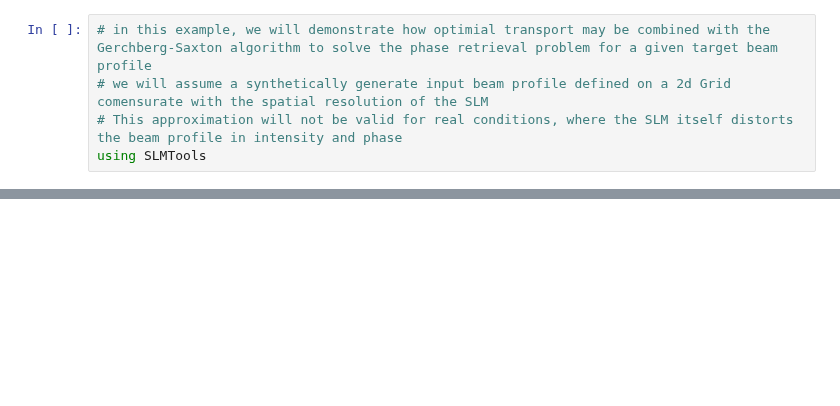
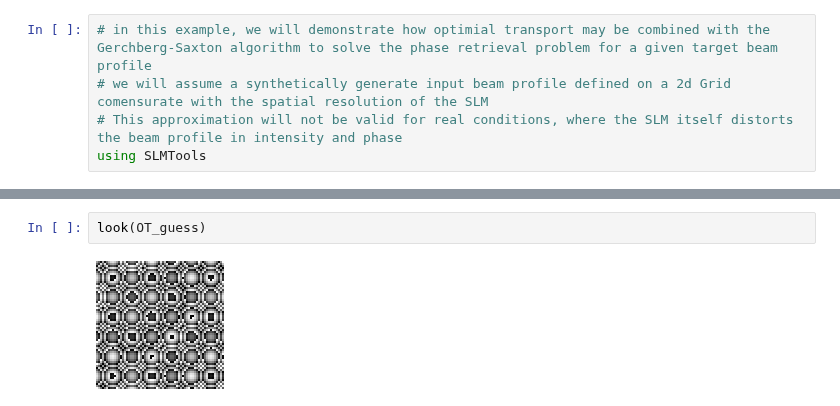
Before and after one commit to hoganphysics/SLMTools, a Jupyter notebook: syntheticWIP.ipynb, the cells around one changed output, grey strips where cells are left out. Drawn from its saved outputs; the diff is of its cells as text; blank space fills up the shorter version.

```diff
--- a/syntheticWIP.ipynb
+++ b/syntheticWIP.ipynb
@@ -23,0 +94,4 @@ L_target_microns = L_target_pixels.*target_pixel_size # the target grid, in micr
+# %%
+look(OT_guess)
+# %% [output]
+[figure, added]
```
Also changed, not shown: parts of 7 cells of this notebook, 8 other files.
